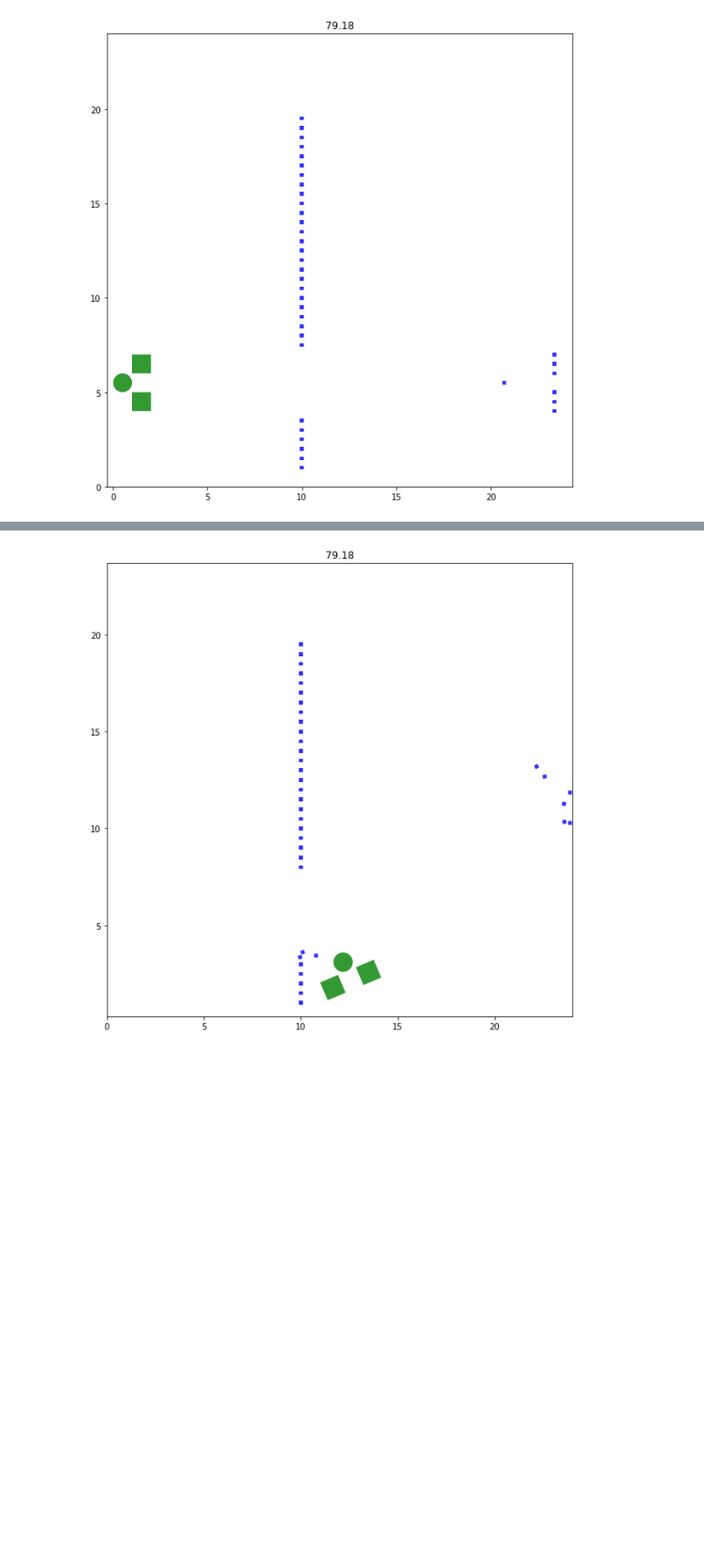
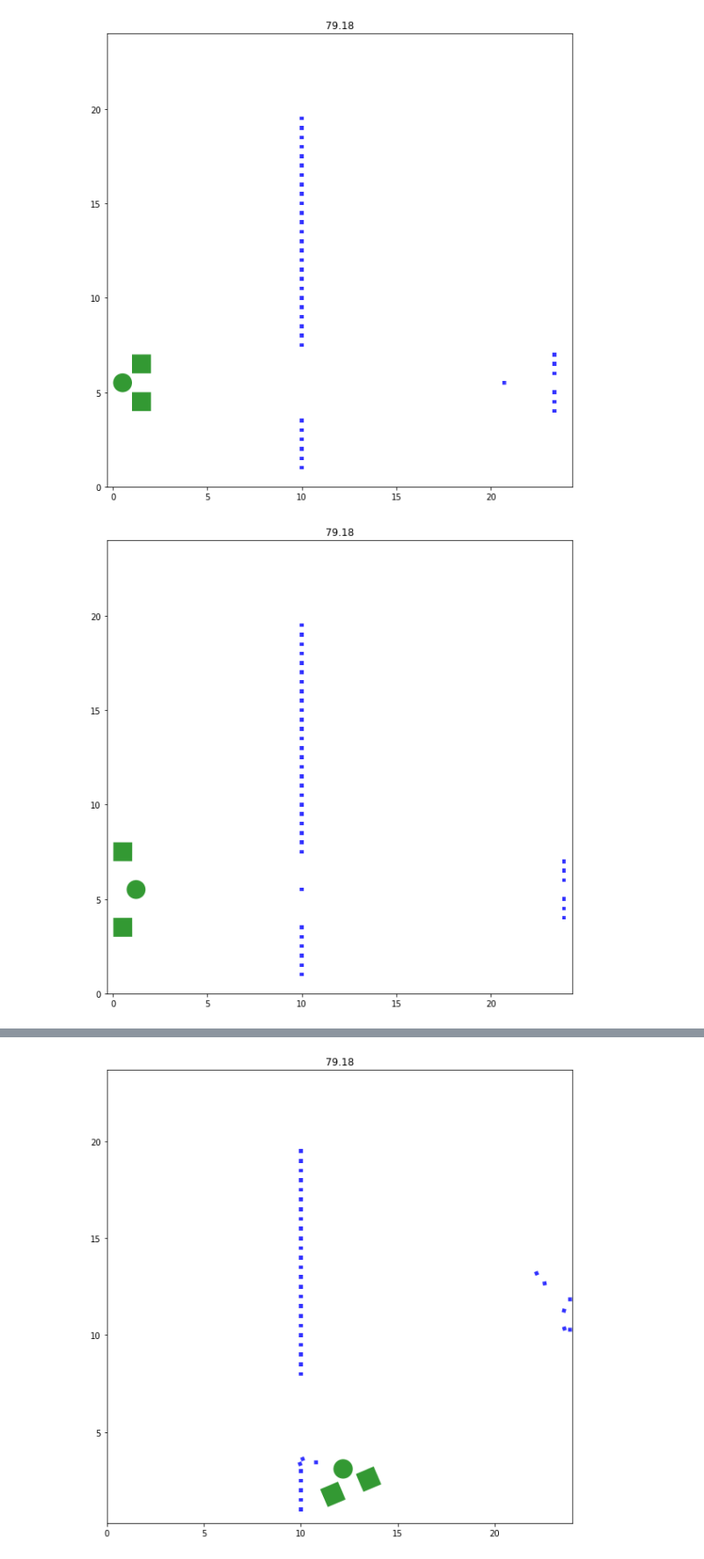
Before and after one commit to bblais/RobotSim373, a Jupyter notebook: Examples/Basic 3-piece Robot Moving.ipynb, the cells around one changed output, grey strips where cells are left out. Shown at 88% size. Cells and saved outputs as stored; diff of their text form; code cells hidden in the pictures; blank space fills up the shorter version.

Commit message:
more basic examples

```diff
--- a/Examples/Basic 3-piece Robot Moving.ipynb
+++ b/Examples/Basic 3-piece Robot Moving.ipynb
@@ -19,6 +19,20 @@ def build(robot):
     connect(disk1,box2,'distance')
 
     return robot
+
+
+def build_no_connect(robot):
+    box1=Box(robot,3,4.5,name='right')  # location given, width=height=1.0 default
+    box2=Box(robot,3,6.5,name='left')
+
+    #connect(box1,box2,'weld')
+
+    disk1=Disk(robot,2,5.5,name='center')  # radius = 0.5 default
+
+    #connect(disk1,box1,'distance')
+    #connect(disk1,box2,'distance')
+
+    return robot
 # %%
 def act_forward_backward_example(t,robot):
 
@@ -61,3 +86,20 @@ run_sim(env,act_forward_backward_example,
        )
 # %% [output]
 [figure]
+# %%
+env=Environment(24,24)  # size of the environment
+robot=Robot(env)
+
+robot=build_no_connect(robot)
+
+# put a bunch of blocks
+for y in arange(1,20,0.5):
+    Box(env,10,y,width=0.2,height=0.2,density=0.01)
+
+run_sim(env,act_forward_backward_example,
+        total_time=80,  # seconds
+        dt=1/60,
+        dt_display=2,  # make this larger for a faster display
+       )
+# %% [output]
+[figure, added]
```
Also changed, not shown: parts of 3 cells of this notebook, 1 other file.
